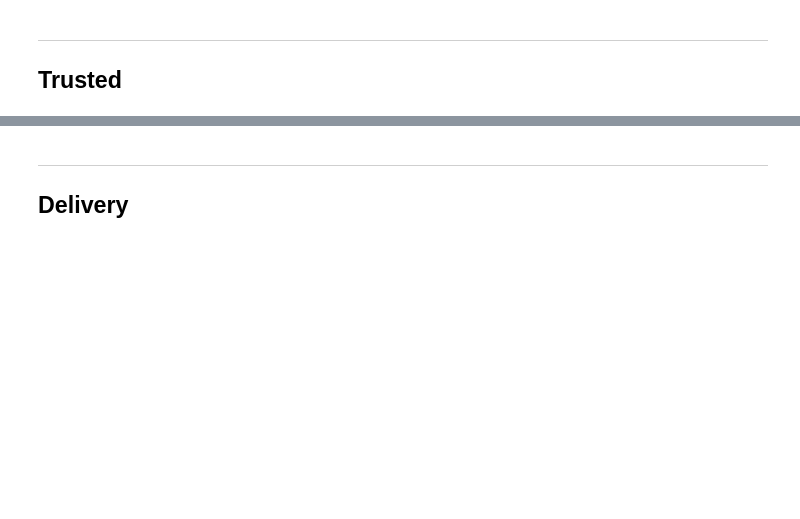
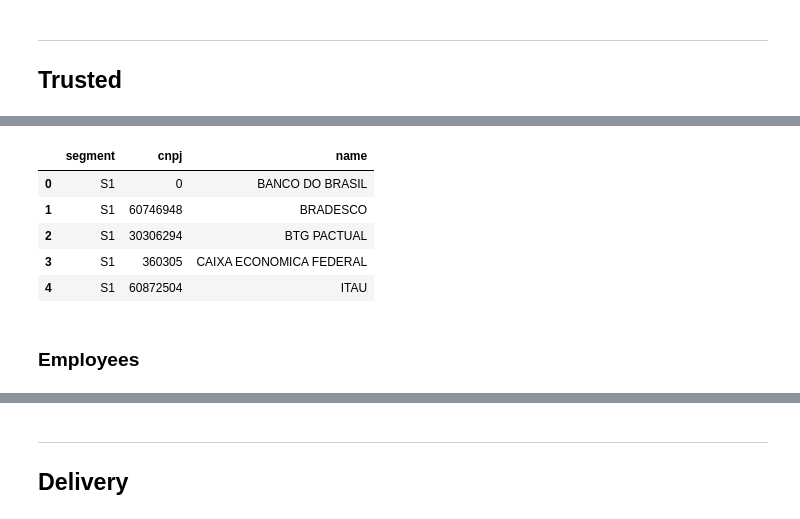
Before and after one commit to Squinelato/eEDB-011-2024-3, a Jupyter notebook: Atividade 02/etl.ipynb, the cells around one changed output, grey strips where cells are left out. Drawn from its saved outputs; the diff is of its cells as text; code cells hidden in the pictures; blank space fills up the shorter version.

```diff
--- a/Atividade 02/etl.ipynb
+++ b/Atividade 02/etl.ipynb
@@ -108,0 +110,9 @@ claims.to_parquet('./raw/rwzd_claims.parquet', engine='pyarrow', compression='sn
+# %%
+banks = pd.read_parquet('./raw/rwzd_banks.parquet', engine='pyarrow')
+# %%
+#  rever
+banks.rename(columns={
+    'Segmento': 'segment',
+    'CNPJ': 'cnpj',
+    'Nome': 'name'
+}, inplace = True)
@@ -108,0 +127,11 @@ claims.to_parquet('./raw/rwzd_claims.parquet', engine='pyarrow', compression='sn
+# %%
+banks.head()
+# %% [output]
+|  | segment | cnpj | name |
+| 0 | S1 | 0 | BANCO DO BRASIL |
+| 1 | S1 | 60746948 | BRADESCO |
+| 2 | S1 | 30306294 | BTG PACTUAL |
+| 3 | S1 | 360305 | CAIXA ECONOMICA FEDERAL |
+| 4 | S1 | 60872504 | ITAU |
+# %% [markdown]
+### Employees
```
Also changed, not shown: parts of 26 cells of this notebook, 1 other file.
